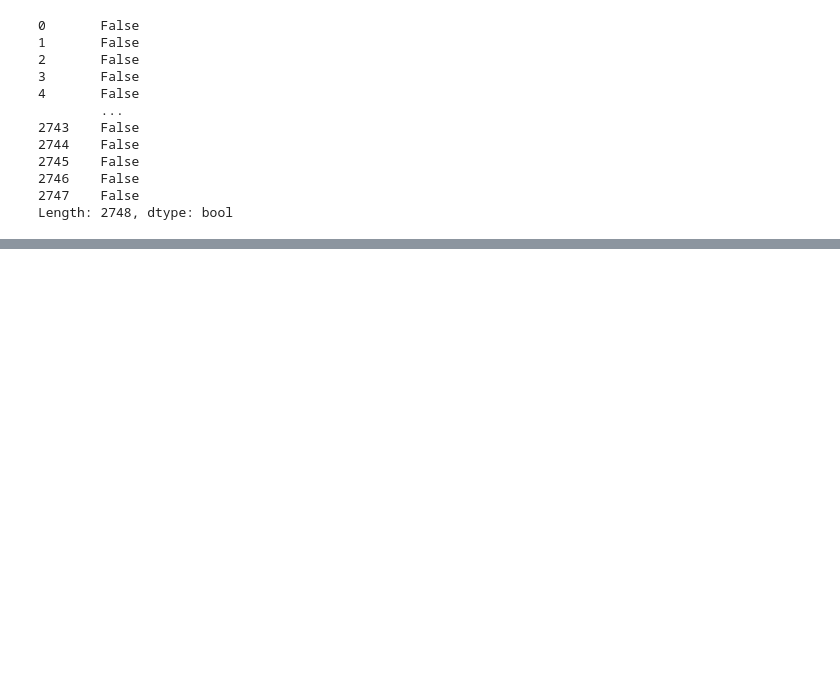
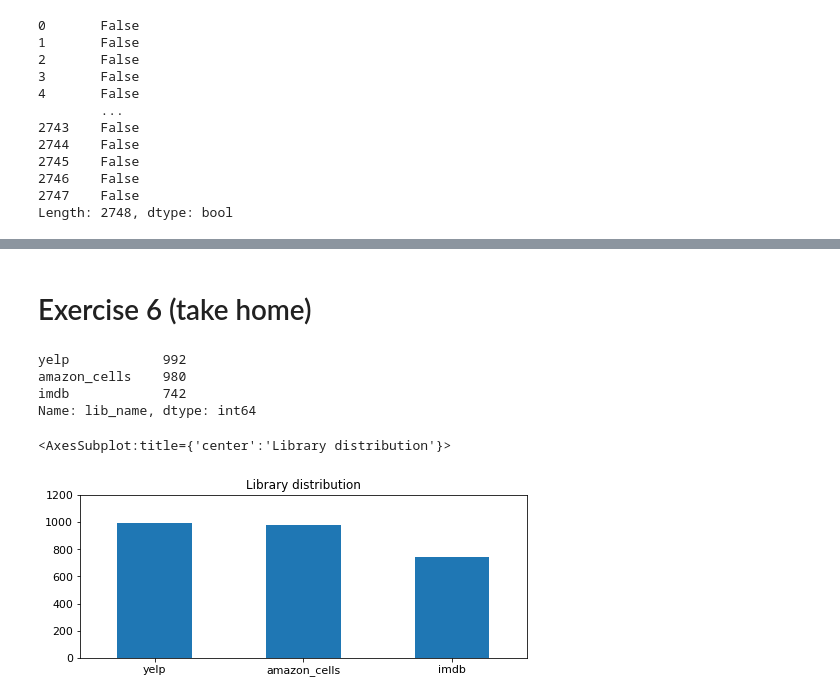
Before and after one commit to YiHungChen/DM2021-Lab1-Homework, a Jupyter notebook: DM2021-Lab1-Homework.ipynb, the cells around one changed output, grey strips where cells are left out. Drawn from its saved outputs; the diff is of its cells as text; code cells hidden in the pictures; blank space fills up the shorter version.

```diff
--- a/DM2021-Lab1-Homework.ipynb
+++ b/DM2021-Lab1-Homework.ipynb
@@ -309 +310,3 @@ duplicate['text']
 Name: text, dtype: object
+# %%
+DS.drop_duplicates(keep=False, inplace=True)
@@ -309,0 +327,2 @@ Name: text, dtype: object
+# %% [markdown]
+# Exercise 6 (take home)
@@ -309,0 +332,13 @@ Name: text, dtype: object
+# %%
+print(DS.lib_name.value_counts())
+DS.lib_name.value_counts().plot(kind = 'bar',
+                                title = 'Library distribution',
+                                ylim = [0, 1200],
+                                rot = 0, fontsize = 11, figsize = (8,3))
+# %% [output]
+yelp            992
+amazon_cells    980
+imdb            742
+Name: lib_name, dtype: int64
+<AxesSubplot:title={'center':'Library distribution'}>
+[figure, added]
```
Also changed, not shown: parts of 42 cells of this notebook.
